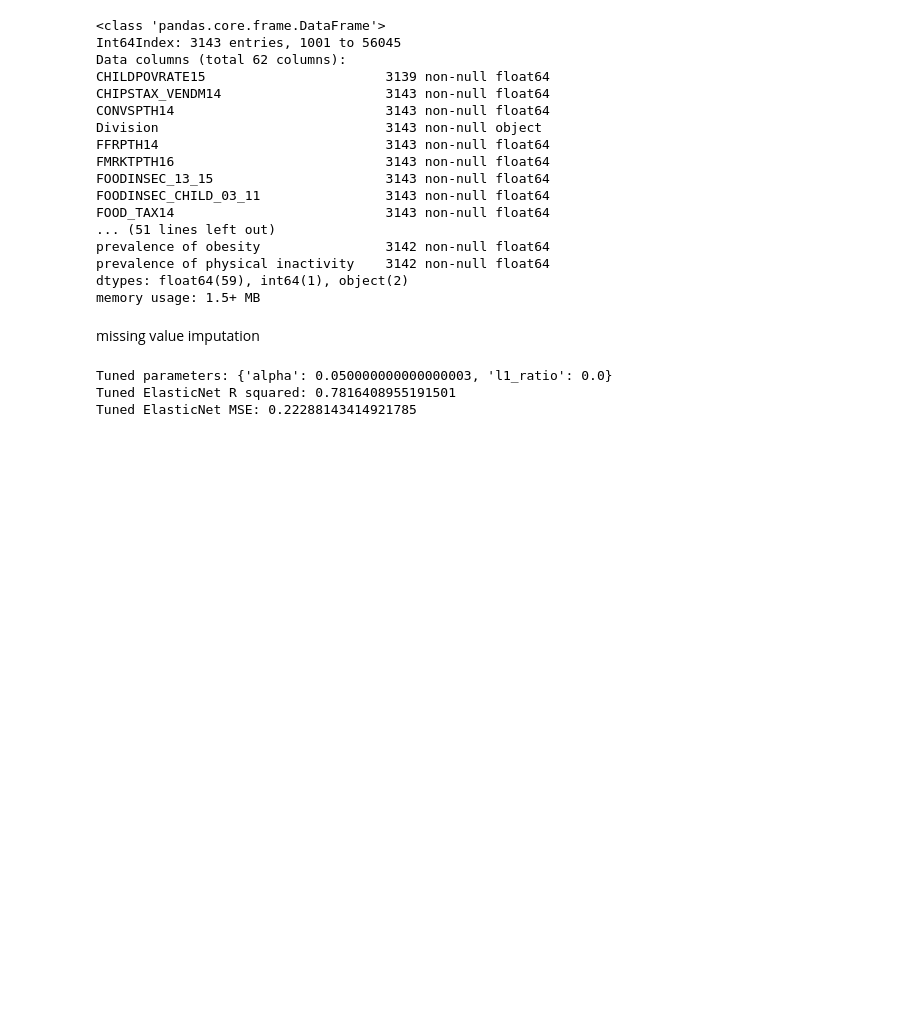
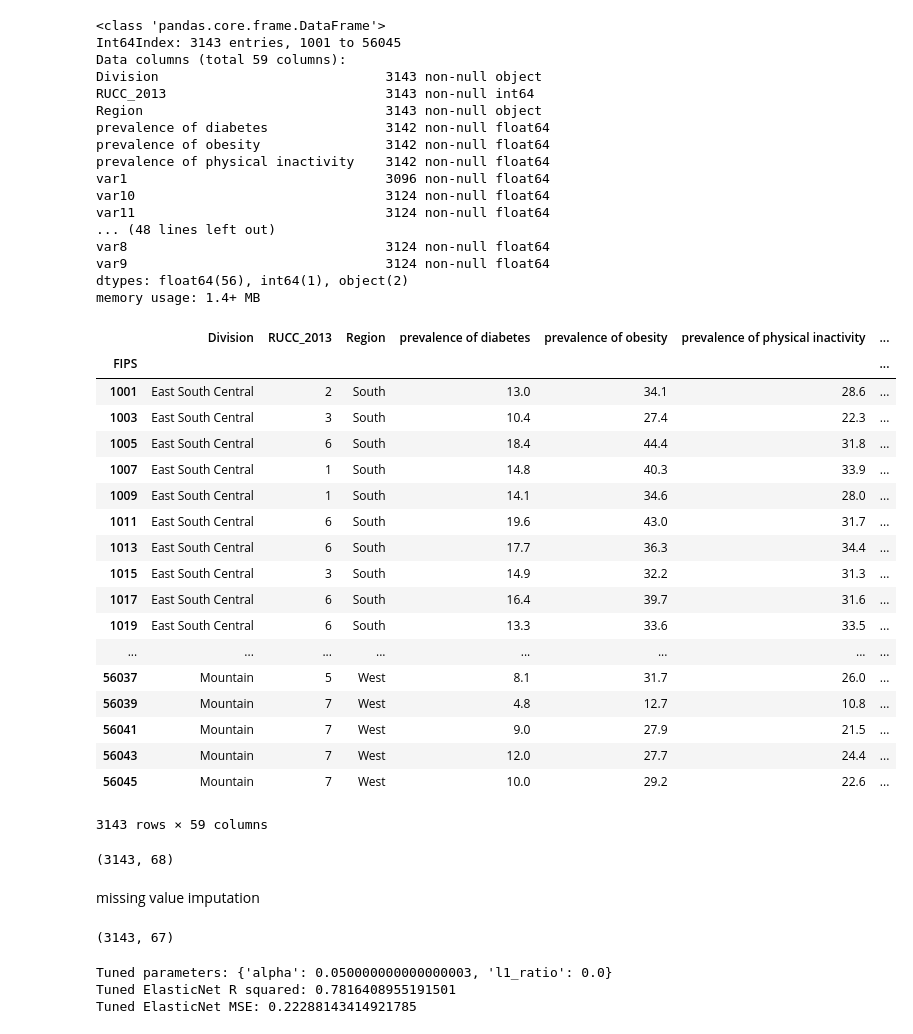
Before and after one commit to cathyxinxyz/Capstone_Project_1, a Jupyter notebook: Codes/regression.ipynb, the cells around one changed output. Saved outputs shown, nothing was run; the diff lists cells and outputs as text; code cells hidden in the pictures; blank space fills up the shorter version.

```diff
--- a/Codes/regression.ipynb
+++ b/Codes/regression.ipynb
@@ -10,26 +10,48 @@ from sklearn import preprocessing
 from pandas.api.types import is_string_dtype
 from pandas.api.types import is_numeric_dtype
 
-df=df[df.columns.difference(['State','County','PCT_OBESE_ADULTS13','PCT_DIABETES_ADULTS13'])]
+df=df[df.columns.difference(['State','County'])]
 # %%
 df.info()
 # %% [output]
 <class 'pandas.core.frame.DataFrame'>
 Int64Index: 3143 entries, 1001 to 56045
-Data columns (total 62 columns):
-CHILDPOVRATE15                       3139 non-null float64
-CHIPSTAX_VENDM14                     3143 non-null float64
-CONVSPTH14                           3143 non-null float64
+Data columns (total 59 columns):
 Division                             3143 non-null object
-FFRPTH14                             3143 non-null float64
-FMRKTPTH16                           3143 non-null float64
-FOODINSEC_13_15                      3143 non-null float64
-FOODINSEC_CHILD_03_11                3143 non-null float64
-FOOD_TAX14                           3143 non-null float64
-... (51 lines left out)
+RUCC_2013                            3143 non-null int64
+Region                               3143 non-null object
+prevalence of diabetes               3142 non-null float64
 prevalence of obesity                3142 non-null float64
 prevalence of physical inactivity    3142 non-null float64
-dtypes: float64(59), int64(1), object(2)
-memory usage: 1.5+ MB
+var1                                 3096 non-null float64
+var10                                3124 non-null float64
+var11                                3124 non-null float64
+... (48 lines left out)
+var8                                 3124 non-null float64
+var9                                 3124 non-null float64
+dtypes: float64(56), int64(1), object(2)
+memory usage: 1.4+ MB
+# %%
+df
+# %% [output]
+|  | Division | RUCC_2013 | Region | prevalence of diabetes | prevalence of obesity | prevalence of physical inactivity | ... |
+| FIPS |  |  |  |  |  |  | ... |
+| 1001 | East South Central | 2 | South | 13.0 | 34.1 | 28.6 | ... |
+| 1003 | East South Central | 3 | South | 10.4 | 27.4 | 22.3 | ... |
+| 1005 | East South Central | 6 | South | 18.4 | 44.4 | 31.8 | ... |
+| 1007 | East South Central | 1 | South | 14.8 | 40.3 | 33.9 | ... |
+| 1009 | East South Central | 1 | South | 14.1 | 34.6 | 28.0 | ... |
+| 1011 | East South Central | 6 | South | 19.6 | 43.0 | 31.7 | ... |
+| 1013 | East South Central | 6 | South | 17.7 | 36.3 | 34.4 | ... |
+| 1015 | East South Central | 3 | South | 14.9 | 32.2 | 31.3 | ... |
+| 1017 | East South Central | 6 | South | 16.4 | 39.7 | 31.6 | ... |
+| 1019 | East South Central | 6 | South | 13.3 | 33.6 | 33.5 | ... |
+| ... | ... | ... | ... | ... | ... | ... | ... |
+| 56037 | Mountain | 5 | West | 8.1 | 31.7 | 26.0 | ... |
+| 56039 | Mountain | 7 | West | 4.8 | 12.7 | 10.8 | ... |
+| 56041 | Mountain | 7 | West | 9.0 | 27.9 | 21.5 | ... |
+| 56043 | Mountain | 7 | West | 12.0 | 27.7 | 24.4 | ... |
+| 56045 | Mountain | 7 | West | 10.0 | 29.2 | 22.6 | ... |
+3143 rows × 59 columns
 # %%
 df_with_dummy = pd.get_dummies(df, drop_first=True)
@@ -38,3 +58,7 @@ df_dropna=df_with_dummy.dropna()
+# %%
+df_with_dummy.values.shape
+# %% [output]
+(3143, 68)
 # %% [markdown]
 missing value imputation
 # %%
@@ -44,7 +68,10 @@ from sklearn.preprocessing import Imputer
 # Setup the Imputation transformer: imp
 imp = Imputer(missing_values='NaN', strategy='mean', axis=0)
 imp_data=imp.fit_transform(df_with_dummy.values)
-imp_df=pd.DataFrame(imp_data, index=df_with_dummy.index, columns=df_with_dummy.columns)
+imp_data.shape
+#imp_df=pd.DataFrame(imp_data, index=df_with_dummy.index, columns=df_with_dummy.columns)
+# %% [output]
+(3143, 67)
 # %%
 normed_data=preprocessing.scale(imp_df)
 normed_df=pd.DataFrame(normed_data, index=imp_df.index, columns=imp_df.columns)
```
Also changed, not shown: parts of 1 cell of this notebook, 3 other files.
